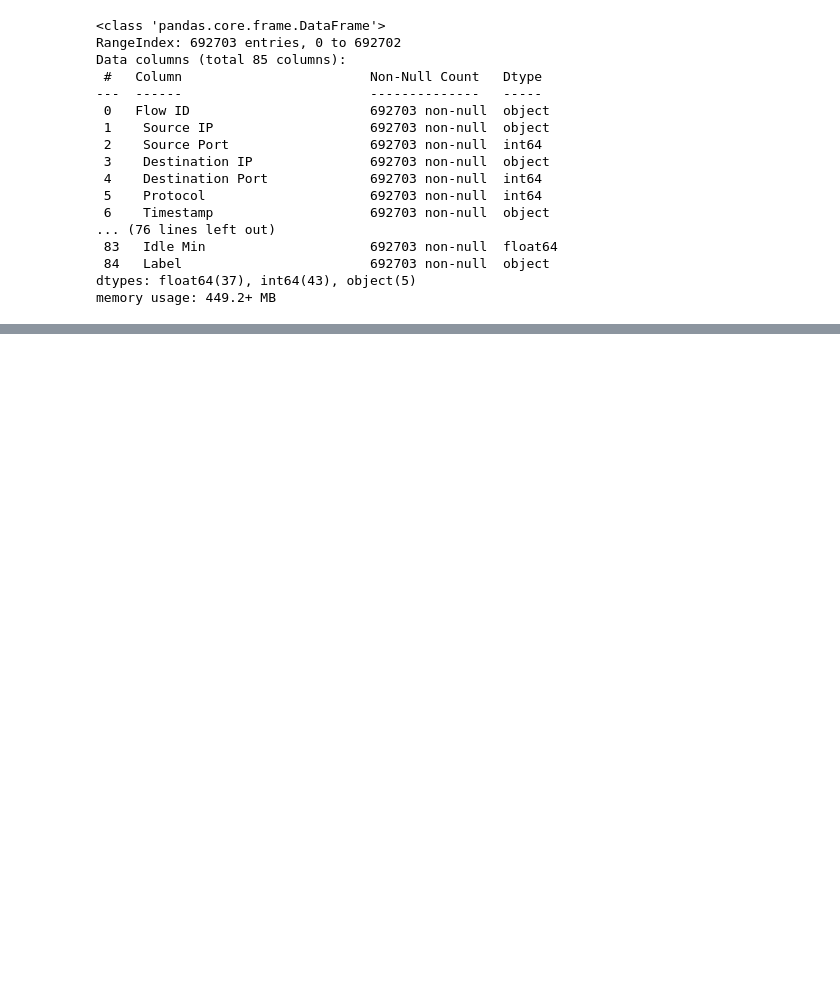
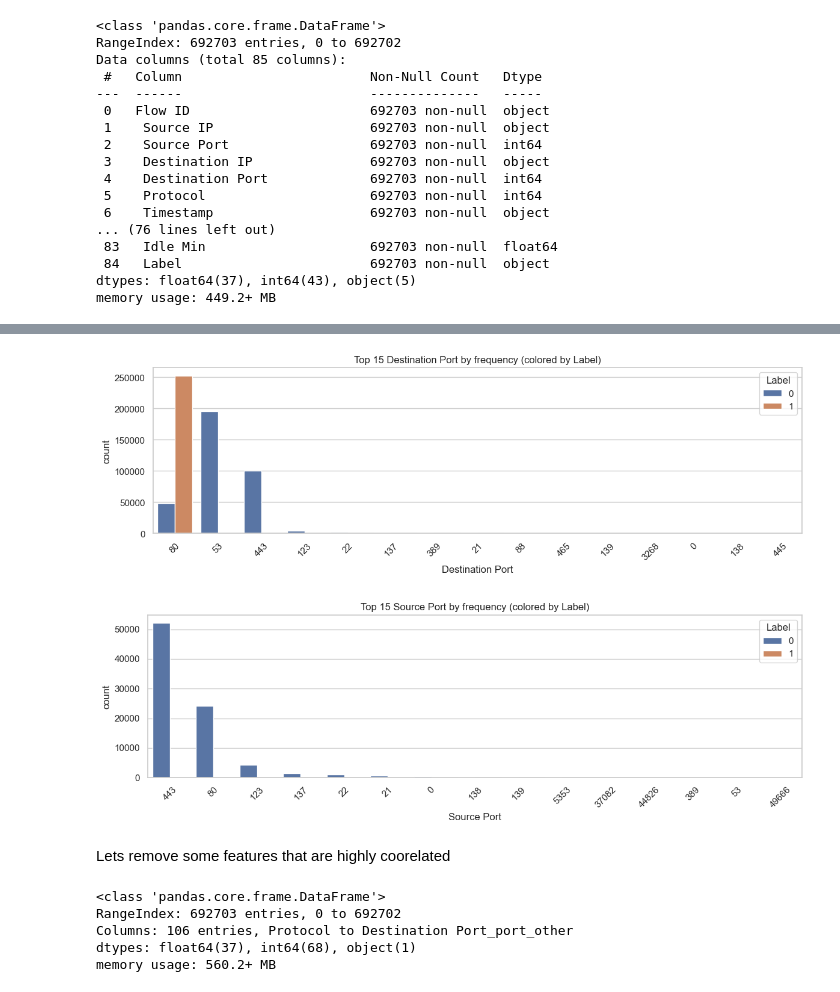
Before and after one commit to BrianColclough/applied-machine-learning, a Jupyter notebook: Module 10/assignment-10_Colclough.ipynb, the cells around one changed output, grey strips where cells are left out. Drawn from its saved outputs; the diff is of its cells as text; code cells hidden in the pictures; blank space fills up the shorter version.

```diff
--- a/Module 10/assignment-10_Colclough.ipynb
+++ b/Module 10/assignment-10_Colclough.ipynb
@@ -41,0 +332,23 @@ dataset_1.describe()
+# %%
+# Port distributions by label (top-N bars)
+
+def plot_top_ports_count(df: pd.DataFrame, column: str, top_n: int = 15) -> None:
+    top_values = df[column].value_counts().head(top_n).index
+    tmp = df[df[column].isin(top_values)].copy()
+    tmp[column] = tmp[column].astype(str)
+    plt.figure(figsize=(12, 4))
+    ax = sns.countplot(data=tmp, x=column, hue='Label', order=top_values.astype(str))
+    ax.set_title(f'Top {top_n} {column} by frequency (colored by Label)')
+    ax.set_xlabel(column)
+    ax.set_ylabel('count')
+    plt.xticks(rotation=45)
+    plt.tight_layout()
+    plt.show()
+
+plot_top_ports_count(dataset_1, 'Destination Port', top_n=15)
+plot_top_ports_count(dataset_1, 'Source Port', top_n=15)
+# %% [output]
+[figure, added]
+[figure, added]
+# %% [markdown]
+Lets remove some features that are highly coorelated
@@ -41,0 +357,8 @@ dataset_1.describe()
+# %%
+encoded_dataset_1.info()
+# %% [output]
+<class 'pandas.core.frame.DataFrame'>
+RangeIndex: 692703 entries, 0 to 692702
+Columns: 106 entries, Protocol to Destination Port_port_other
+dtypes: float64(37), int64(68), object(1)
+memory usage: 560.2+ MB
```
Also changed, not shown: parts of 25 cells of this notebook.
